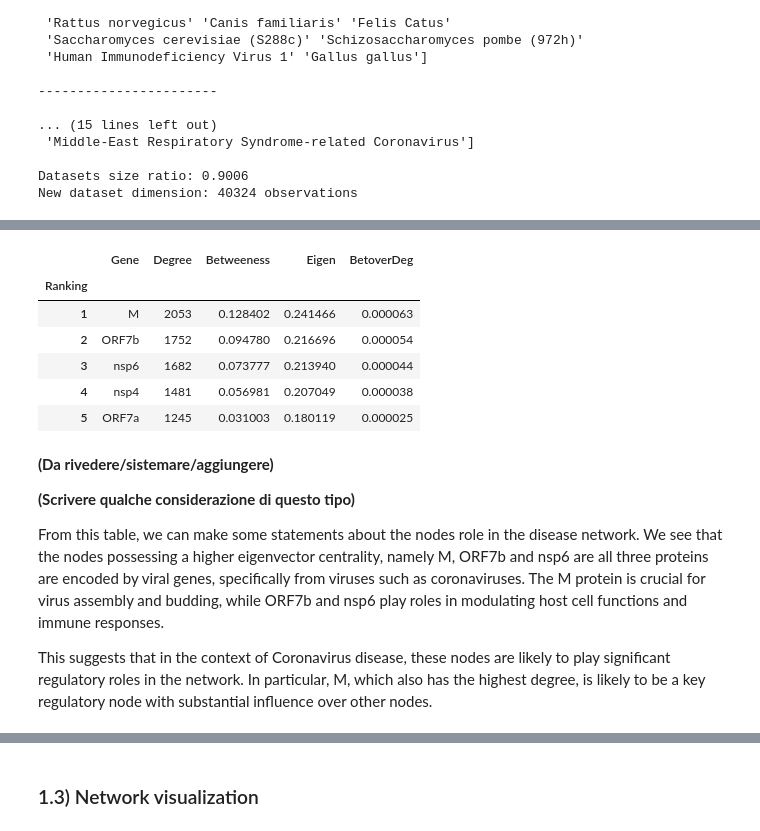
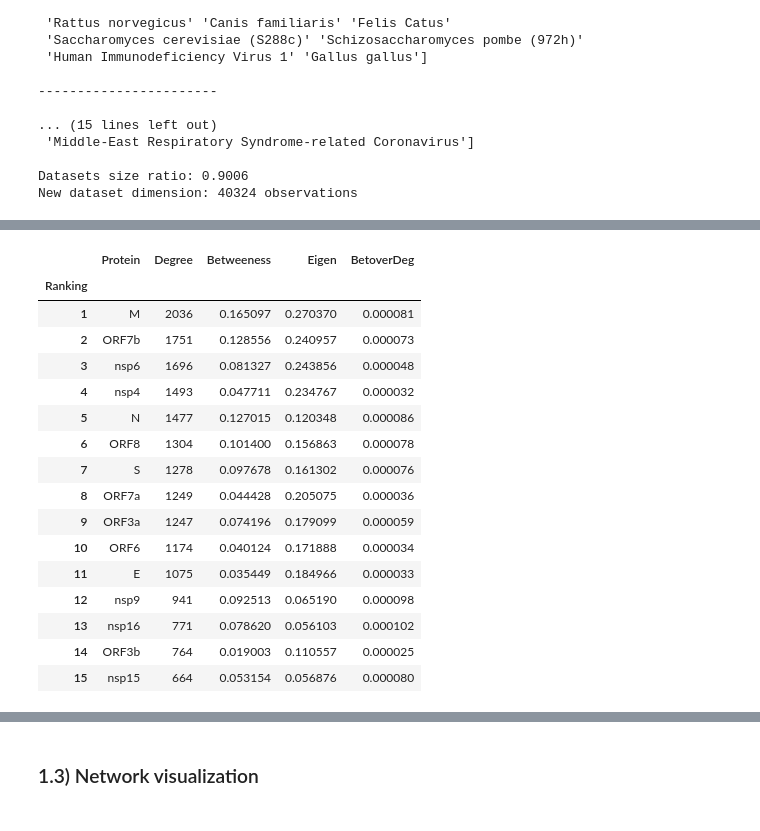
Before and after one commit to maryyyyna/Social-Networks-and-Online-Markets, a Jupyter notebook: SNOM_final_project.ipynb, the cells around one changed output, grey strips where cells are left out. Drawn from its saved outputs; the diff is of its cells as text; code cells hidden in the pictures.

```diff
--- a/SNOM_final_project.ipynb
+++ b/SNOM_final_project.ipynb
@@ -303,5 +307,5 @@ New dataset dimension: 29070 observations
 # %%
 # Select PPI interactions
-ppi = human_df[['Official Symbol Interactor A', 'Official Symbol Interactor B']]
+ppi = filtered_df[['BioGRID ID Interactor A', 'BioGRID ID Interactor B']]
 ppi.head()
 # %% [output]
@@ -314,4 +318,11 @@ ppi.head()
+# %%
+# Map BioGRID ID to its Official Symbol
+map_id = {}
+
+for _, row in filtered_df.iterrows():
+    map_id[row['BioGRID ID Interactor A']] = row['Official Symbol Interactor A']
+    map_id[row['BioGRID ID Interactor B']] = row['Official Symbol Interactor B']
 # %%
-# Save the interactions for Gephi visualization
-ppi = ppi.rename(columns={'Official Symbol Interactor A': 'Source', 'Official Symbol Interactor B': 'Target'})
-ppi.to_csv('ppi_network.csv', index=False)
+# Save new interactions for Gephi visualization
+ppi = ppi.rename(columns = {'BioGRID ID Interactor A': 'Source', 'BioGRID ID Interactor B': 'Target'})
+ppi.to_csv('ppi_new_network.csv', index = False)
@@ -409,13 +425,13 @@ for node in LCC_ppi.nodes():
 # %%
 # Insert metrics in the dictionary
 nodes = LCC_ppi.nodes()
-gene_measures = dict(nodes)
+protein_measures = dict(nodes)
 
-for gene in gene_measures:
-    gene_measures[gene]["Degree"] = degree[gene]
-    gene_measures[gene]["Betweeness"] = bet[gene]
-    #gene_measures[gene]["Closeness"] = clos[gene]
-    gene_measures[gene]["Eigen"] = eigen[gene]
-    gene_measures[gene]["BetoverDeg"] = ratio[gene]
-print_dict("Gene measures:", gene_measures)
+for protein in protein_measures:
+    protein_measures[protein]['Degree'] = degree[protein]
+    protein_measures[protein]['Betweeness'] = bet[protein]
+    protein_measures[protein]['Eigen'] = eigen[protein]
+    protein_measures[protein]['BetoverDeg'] = ratio[protein]
+
+print_dict('Protein measures:', protein_measures)
 # %% [output]
@@ -439,30 +455,33 @@ Gene measures:
 # %%
 # Build a metrics dataframe
-measures_ppi = pd.DataFrame.from_dict(gene_measures, orient ='index')
+measures_ppi = pd.DataFrame.from_dict(protein_measures, orient ='index')
 measures_ppi = measures_ppi.reset_index()
-measures_ppi.rename(columns={'index': 'Gene'}, inplace = True)
+measures_ppi.rename(columns={'index': 'Protein'}, inplace = True)
 
 # Sort the output
-sorted_metrics = measures_ppi.sort_values(by = 'Eigen', ascending = False)
+sorted_metrics = measures_ppi.sort_values(by = 'Degree', ascending = False)
 sorted_metrics.reset_index(drop = True, inplace = True)
 sorted_metrics['Ranking'] = sorted_metrics.index + 1
 sorted_metrics.set_index('Ranking', inplace = True)
 
 # Visualize the output
-sorted_metrics.head()
+sorted_metrics['Protein'] = sorted_metrics['Protein'].map(map_id)
+sorted_metrics.head(15)
 # %% [output]
-|  | Gene | Degree | Betweeness | Eigen | BetoverDeg |
+|  | Protein | Degree | Betweeness | Eigen | BetoverDeg |
 | Ranking |  |  |  |  |  |
-| 1 | M | 2053 | 0.128402 | 0.241466 | 0.000063 |
-| 2 | ORF7b | 1752 | 0.094780 | 0.216696 | 0.000054 |
-| 3 | nsp6 | 1682 | 0.073777 | 0.213940 | 0.000044 |
-| 4 | nsp4 | 1481 | 0.056981 | 0.207049 | 0.000038 |
-| 5 | ORF7a | 1245 | 0.031003 | 0.180119 | 0.000025 |
+| 1 | M | 2036 | 0.165097 | 0.270370 | 0.000081 |
+| 2 | ORF7b | 1751 | 0.128556 | 0.240957 | 0.000073 |
+| 3 | nsp6 | 1696 | 0.081327 | 0.243856 | 0.000048 |
+| 4 | nsp4 | 1493 | 0.047711 | 0.234767 | 0.000032 |
+| 5 | N | 1477 | 0.127015 | 0.120348 | 0.000086 |
+| 6 | ORF8 | 1304 | 0.101400 | 0.156863 | 0.000078 |
+| 7 | S | 1278 | 0.097678 | 0.161302 | 0.000076 |
+| 8 | ORF7a | 1249 | 0.044428 | 0.205075 | 0.000036 |
+| 9 | ORF3a | 1247 | 0.074196 | 0.179099 | 0.000059 |
+| 10 | ORF6 | 1174 | 0.040124 | 0.171888 | 0.000034 |
+| 11 | E | 1075 | 0.035449 | 0.184966 | 0.000033 |
+| 12 | nsp9 | 941 | 0.092513 | 0.065190 | 0.000098 |
+| 13 | nsp16 | 771 | 0.078620 | 0.056103 | 0.000102 |
+| 14 | ORF3b | 764 | 0.019003 | 0.110557 | 0.000025 |
+| 15 | nsp15 | 664 | 0.053154 | 0.056876 | 0.000080 |
-# %% [markdown]
- **(Da rivedere/sistemare/aggiungere)**
-
- **(Scrivere qualche considerazione di questo tipo)**
-
- From this table, we can make some statements about the nodes role in the disease network. We see that the nodes possessing a higher eigenvector centrality, namely M, ORF7b and nsp6 are all three proteins are encoded by viral genes, specifically from viruses such as coronaviruses. The M protein is crucial for virus assembly and budding, while ORF7b and nsp6 play roles in modulating host cell functions and immune responses.
-
- This suggests that in the context of Coronavirus disease, these nodes are likely to play significant regulatory roles in the network. In particular, M, which also has the highest degree, is likely to be a key regulatory node with substantial influence over other nodes.
```
Also changed, not shown: parts of 70 cells of this notebook.
